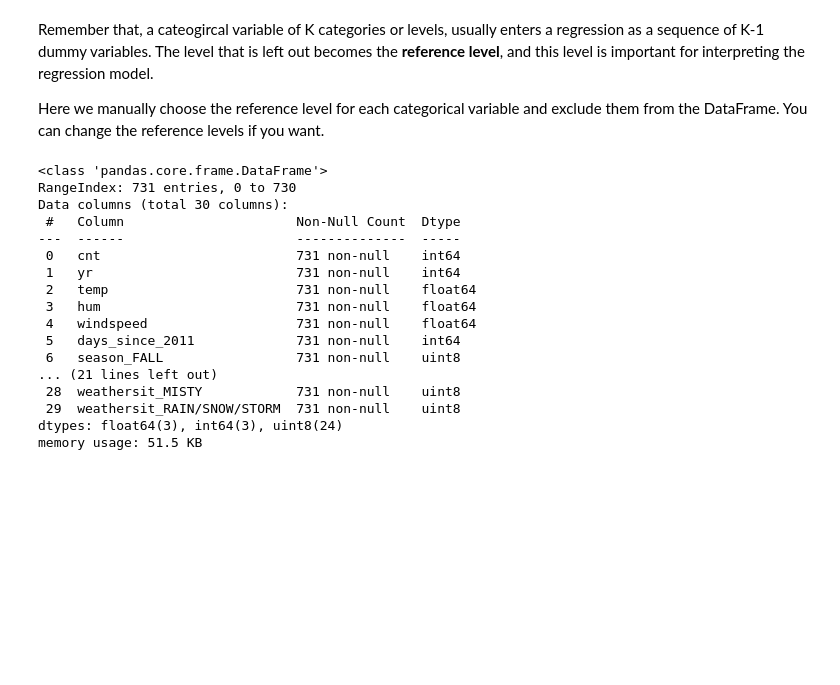
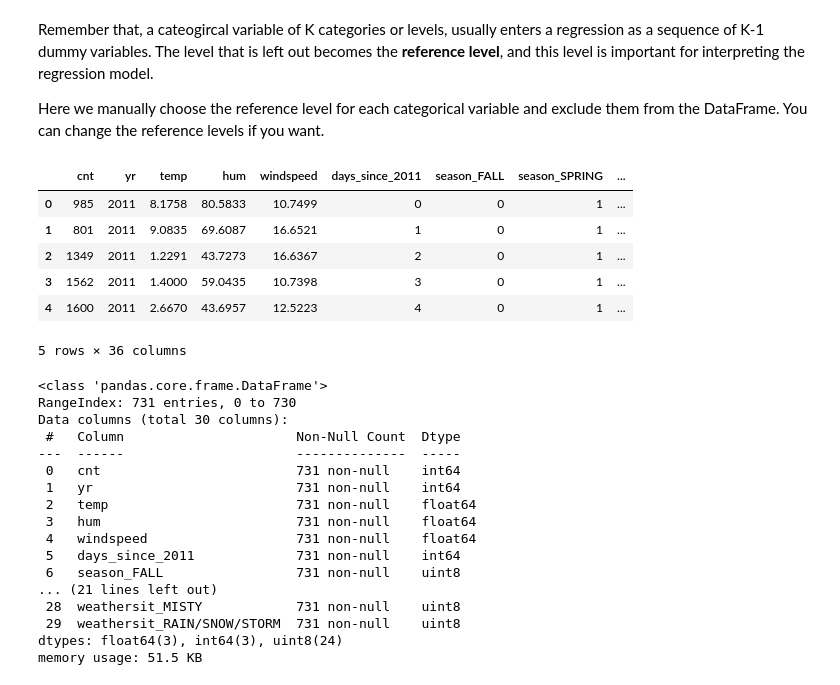
Before and after one commit to hansenwgn/QM_Huanfa, a Jupyter notebook: Hansen/Practical-04-advanced_regression.ipynb, the cells around one changed output. Cells and saved outputs as stored; diff of their text form; code cells hidden in the pictures; blank space fills up the shorter version.

```diff
--- a/Hansen/Practical-04-advanced_regression.ipynb
+++ b/Hansen/Practical-04-advanced_regression.ipynb
@@ -150,6 +150,16 @@ memory usage: 55.8 KB
 Remember that, a cateogircal variable of K categories or levels, usually enters a regression as a sequence of K-1 dummy variables. The level that is left out becomes the **reference level**, and this level is important for interpreting the regression model.
 
 Here we manually choose the reference level for each categorical variable and exclude them from the DataFrame. You can change the reference levels if you want.
+# %%
+bike_rental_numeric.head()
+# %% [output]
+|  | cnt | yr | temp | hum | windspeed | days_since_2011 | season_FALL | season_SPRING | ... |
+| 0 | 985 | 2011 | 8.1758 | 80.5833 | 10.7499 | 0 | 0 | 1 | ... |
+| 1 | 801 | 2011 | 9.0835 | 69.6087 | 16.6521 | 1 | 0 | 1 | ... |
+| 2 | 1349 | 2011 | 1.2291 | 43.7273 | 16.6367 | 2 | 0 | 1 | ... |
+| 3 | 1562 | 2011 | 1.4000 | 59.0435 | 10.7398 | 3 | 0 | 1 | ... |
+| 4 | 1600 | 2011 | 2.6670 | 43.6957 | 12.5223 | 4 | 0 | 1 | ... |
+5 rows × 36 columns
 # %%
 bike_rental_final = bike_rental_numeric.drop(['season_SPRING', 'mnth_JAN', 'holiday_NO HOLIDAY', 'weekday_MON', 'workingday_WORKING DAY', 'weathersit_GOOD'], axis=1)
 
```
Also changed, not shown: parts of 4 cells of this notebook.
